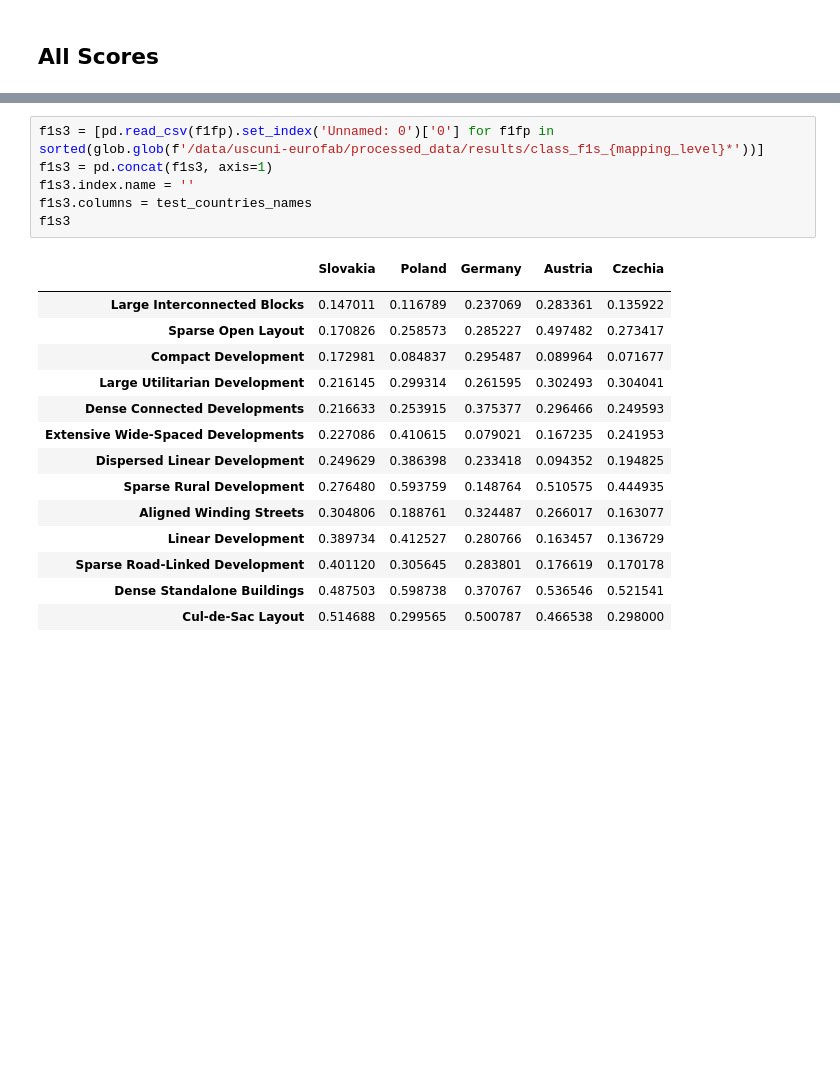
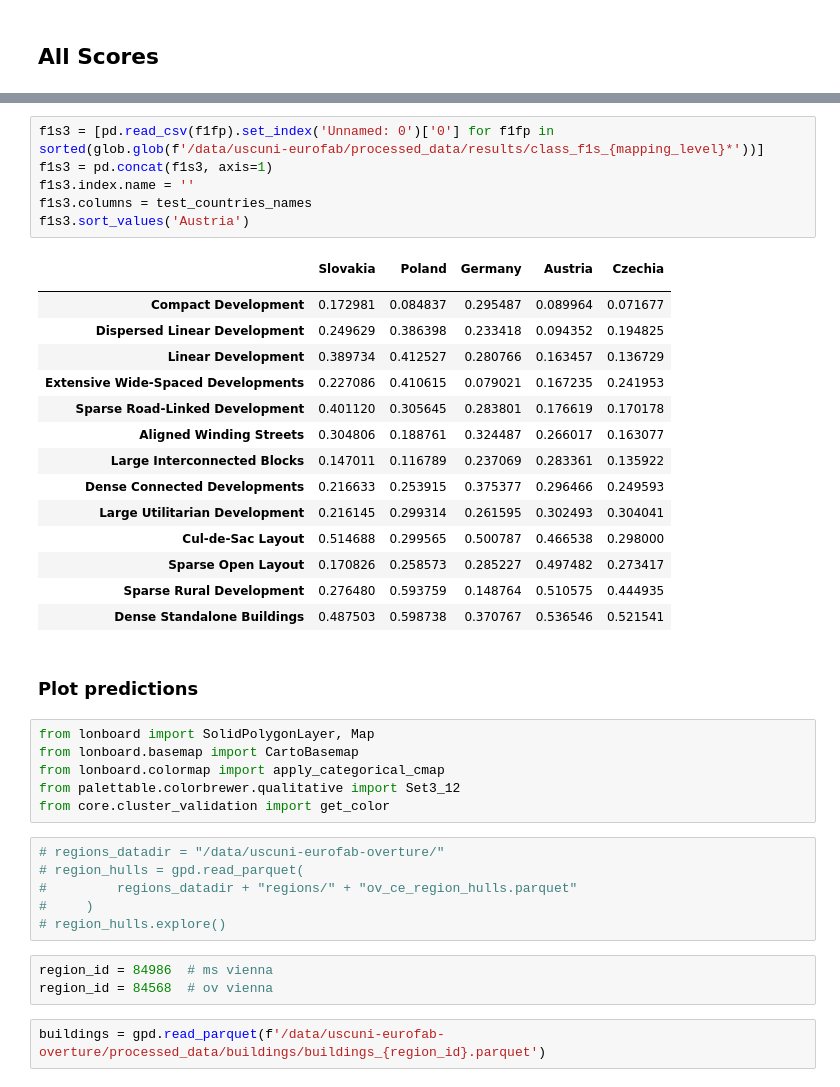
Before and after one commit to eurofab-project/morphometrics, a Jupyter notebook: notebooks/6_eurofab_model.ipynb, the cells around one changed output, grey strips where cells are left out. Drawn from its saved outputs; the diff is of its cells as text; blank space fills up the shorter version.

Commit message:
overture modelling

```diff
--- a/notebooks/6_eurofab_model.ipynb
+++ b/notebooks/6_eurofab_model.ipynb
@@ -262,22 +402,41 @@ overall_accs
 # %%
 f1s3 = [pd.read_csv(f1fp).set_index('Unnamed: 0')['0'] for f1fp in sorted(glob.glob(f'/data/uscuni-eurofab/processed_data/results/class_f1s_{mapping_level}*'))]
 f1s3 = pd.concat(f1s3, axis=1)
 f1s3.index.name = ''
 f1s3.columns = test_countries_names
-f1s3
+f1s3.sort_values('Austria')
 # %% [output]
 |  | Slovakia | Poland | Germany | Austria | Czechia |
 |  |  |  |  |  |  |
+| Compact Development | 0.172981 | 0.084837 | 0.295487 | 0.089964 | 0.071677 |
+| Dispersed Linear Development | 0.249629 | 0.386398 | 0.233418 | 0.094352 | 0.194825 |
+| Linear Development | 0.389734 | 0.412527 | 0.280766 | 0.163457 | 0.136729 |
+| Extensive Wide-Spaced Developments | 0.227086 | 0.410615 | 0.079021 | 0.167235 | 0.241953 |
+| Sparse Road-Linked Development | 0.401120 | 0.305645 | 0.283801 | 0.176619 | 0.170178 |
+| Aligned Winding Streets | 0.304806 | 0.188761 | 0.324487 | 0.266017 | 0.163077 |
 | Large Interconnected Blocks | 0.147011 | 0.116789 | 0.237069 | 0.283361 | 0.135922 |
+| Dense Connected Developments | 0.216633 | 0.253915 | 0.375377 | 0.296466 | 0.249593 |
+| Large Utilitarian Development | 0.216145 | 0.299314 | 0.261595 | 0.302493 | 0.304041 |
+| Cul-de-Sac Layout | 0.514688 | 0.299565 | 0.500787 | 0.466538 | 0.298000 |
 | Sparse Open Layout | 0.170826 | 0.258573 | 0.285227 | 0.497482 | 0.273417 |
-| Compact Development | 0.172981 | 0.084837 | 0.295487 | 0.089964 | 0.071677 |
-| Large Utilitarian Development | 0.216145 | 0.299314 | 0.261595 | 0.302493 | 0.304041 |
-| Dense Connected Developments | 0.216633 | 0.253915 | 0.375377 | 0.296466 | 0.249593 |
-| Extensive Wide-Spaced Developments | 0.227086 | 0.410615 | 0.079021 | 0.167235 | 0.241953 |
-| Dispersed Linear Development | 0.249629 | 0.386398 | 0.233418 | 0.094352 | 0.194825 |
 | Sparse Rural Development | 0.276480 | 0.593759 | 0.148764 | 0.510575 | 0.444935 |
-| Aligned Winding Streets | 0.304806 | 0.188761 | 0.324487 | 0.266017 | 0.163077 |
-| Linear Development | 0.389734 | 0.412527 | 0.280766 | 0.163457 | 0.136729 |
-| Sparse Road-Linked Development | 0.401120 | 0.305645 | 0.283801 | 0.176619 | 0.170178 |
 | Dense Standalone Buildings | 0.487503 | 0.598738 | 0.370767 | 0.536546 | 0.521541 |
-| Cul-de-Sac Layout | 0.514688 | 0.299565 | 0.500787 | 0.466538 | 0.298000 |
+# %% [markdown]
+### Plot predictions
+# %%
+from lonboard import SolidPolygonLayer, Map
+from lonboard.basemap import CartoBasemap
+from lonboard.colormap import apply_categorical_cmap
+from palettable.colorbrewer.qualitative import Set3_12
+from core.cluster_validation import get_color
+# %%
+# regions_datadir = "/data/uscuni-eurofab-overture/"
+# region_hulls = gpd.read_parquet(
+#         regions_datadir + "regions/" + "ov_ce_region_hulls.parquet"
+#     )
+# region_hulls.explore()
+# %%
+region_id = 84986  # ms vienna
+region_id = 84568  # ov vienna
+# %%
+buildings = gpd.read_parquet(f'/data/uscuni-eurofab-overture/processed_data/buildings/buildings_{region_id}.parquet')
```
Also changed, not shown: parts of 37 cells of this notebook, 6 other files.
